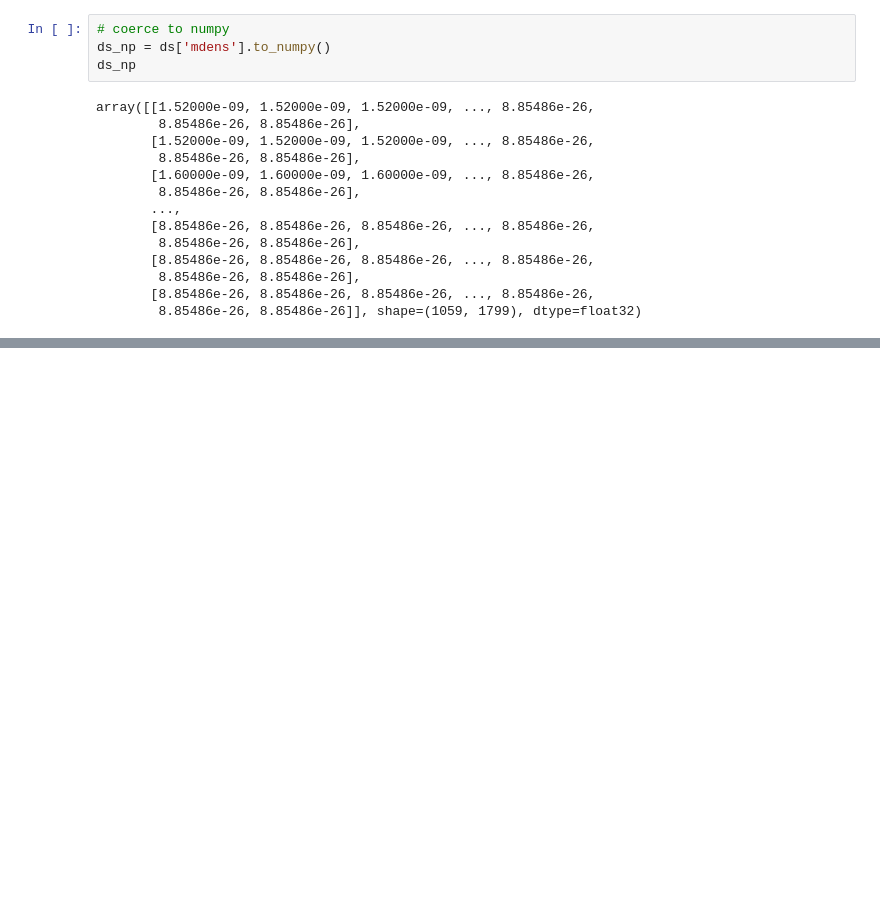
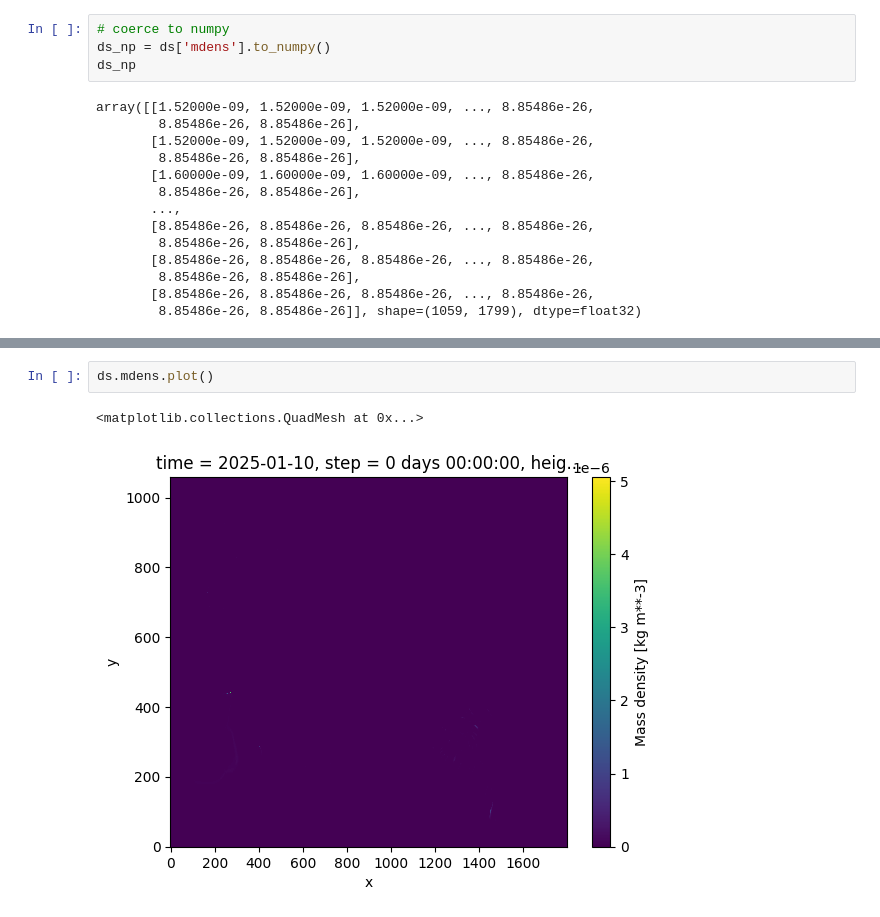
Before and after one commit to matthewgraca/hrrr-smoke-viz, a Jupyter notebook: hrrr_to_np.ipynb, the cells around one changed output, grey strips where cells are left out. Cells and saved outputs as stored; diff of their text form; blank space fills up the shorter version.

```diff
--- a/hrrr_to_np.ipynb
+++ b/hrrr_to_np.ipynb
@@ -222,0 +266,5 @@ def plot(ds, coords=None, save=False):
+# %%
+ds.mdens.plot()
+# %% [output]
+<matplotlib.collections.QuadMesh at 0x...>
+[figure, added]
```
Also changed, not shown: parts of 23 cells of this notebook.
